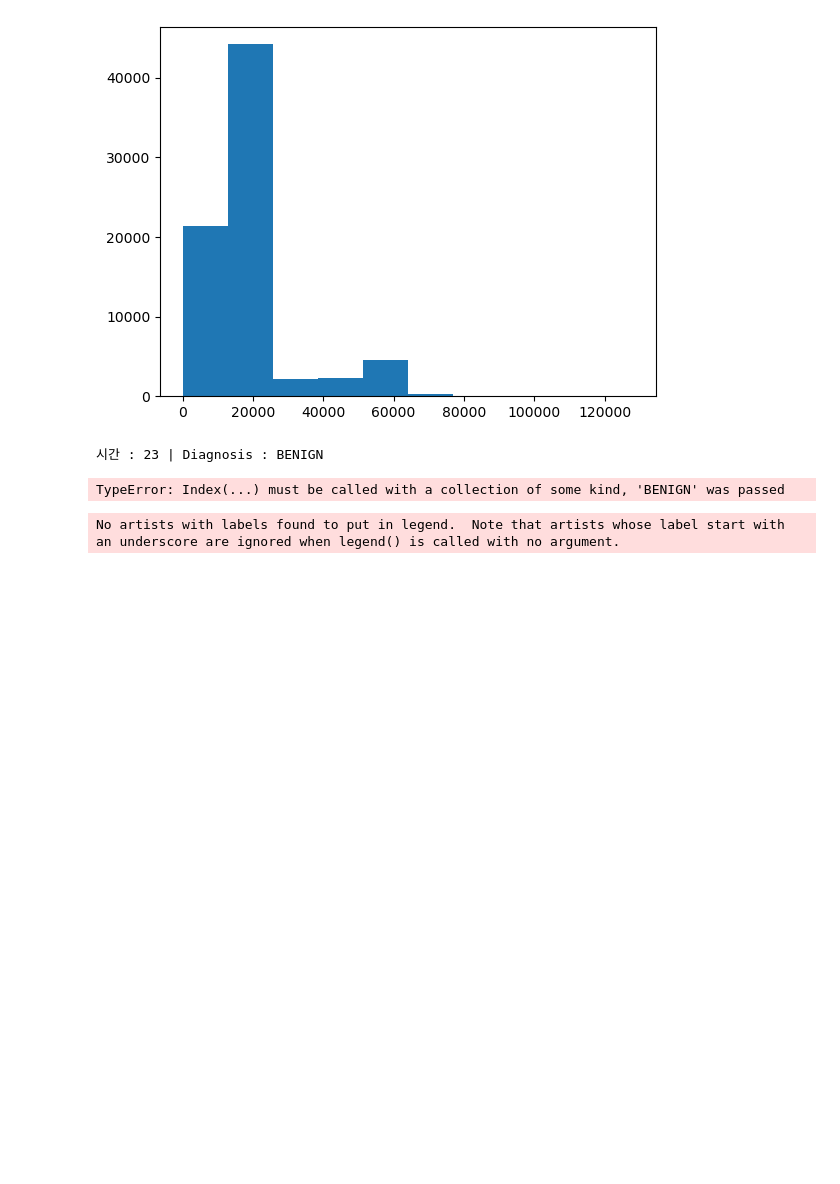
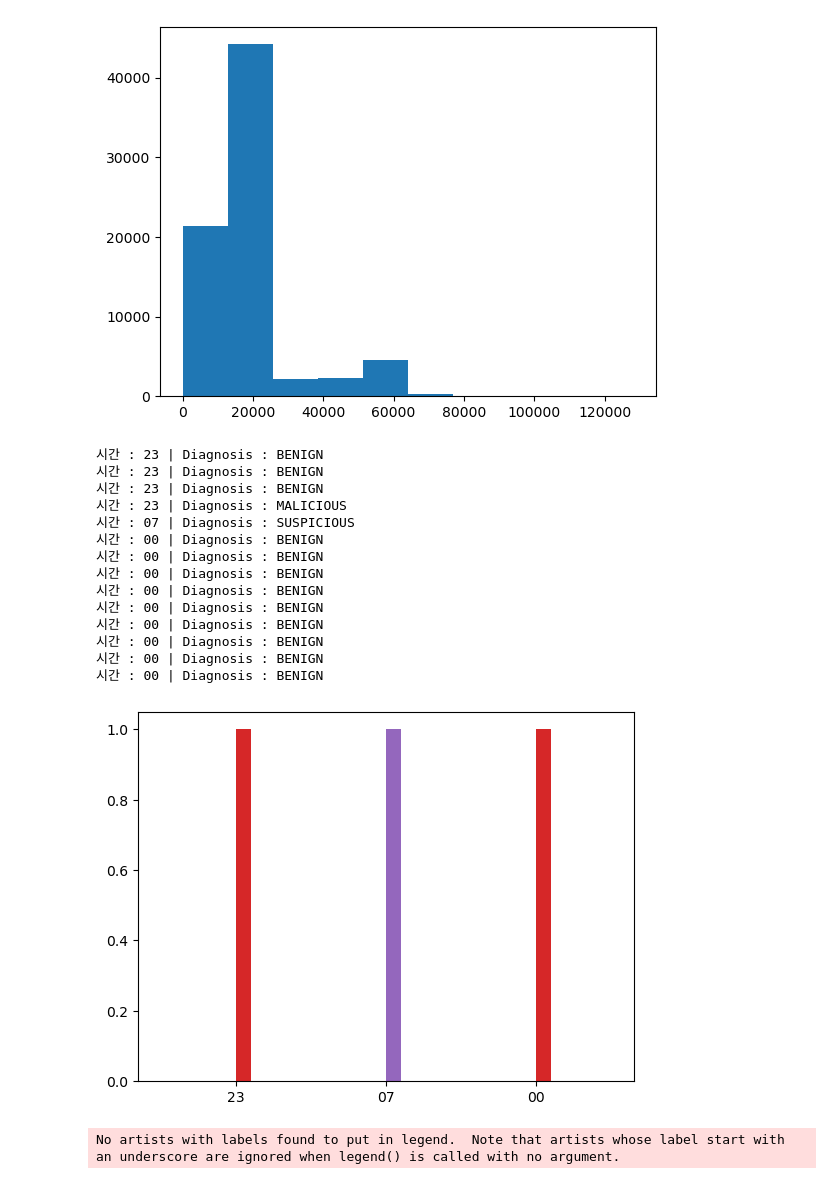
Before and after one commit to alswooy/pyCSV, a Jupyter notebook: seculeterdata (1).ipynb, the cells around one changed output. Drawn from its saved outputs; the diff is of its cells as text; code cells hidden in the pictures; blank space fills up the shorter version.

```diff
--- a/seculeterdata (1).ipynb
+++ b/seculeterdata (1).ipynb
@@ -19,27 +19,40 @@ plt.show()
 # %%
 import csv
 f=open('test2.csv',encoding='utf-8')
 data=csv.reader(f)
 next(data)
 result=[]
 
 for row in data:
     if row[0]!='':
         my_str=row[0]
         result2=row[2]
         result=my_str[11:13] #시간 별로 나누기위해 시간들만 추출
 
         print('시간 : '+result+' | Diagnosis : '+result2)   #시간 다수 출력
-        df=pd.DataFrame(data,columns=result2)
+
 #         if result == '23':
 #             result.cout = result
 # print(result)   #시간 마지막 출력
         plt.hist(result)
 
 f.close()
 # %% [output]
 시간 : 23 | Diagnosis : BENIGN
+시간 : 23 | Diagnosis : BENIGN
+시간 : 23 | Diagnosis : BENIGN
+시간 : 23 | Diagnosis : MALICIOUS
+시간 : 07 | Diagnosis : SUSPICIOUS
+시간 : 00 | Diagnosis : BENIGN
+시간 : 00 | Diagnosis : BENIGN
+시간 : 00 | Diagnosis : BENIGN
+시간 : 00 | Diagnosis : BENIGN
+시간 : 00 | Diagnosis : BENIGN
+시간 : 00 | Diagnosis : BENIGN
+시간 : 00 | Diagnosis : BENIGN
+시간 : 00 | Diagnosis : BENIGN
+시간 : 00 | Diagnosis : BENIGN
-TypeError: Index(...) must be called with a collection of some kind, 'BENIGN' was passed
+[figure, added]
 # %%
 
 with open('test2.csv',encoding='utf-8') as file:
```
Also changed, not shown: parts of 1 cell of this notebook.
